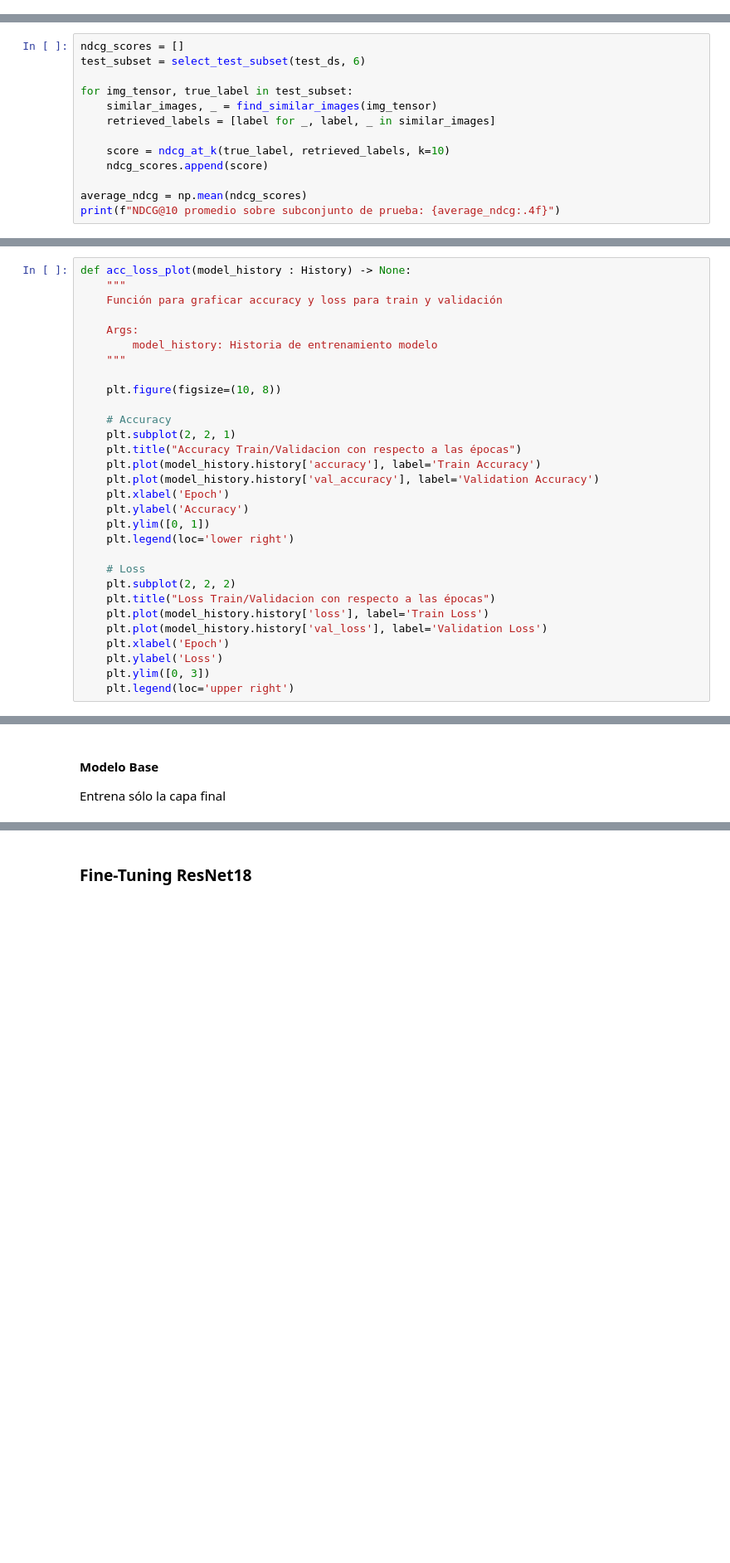
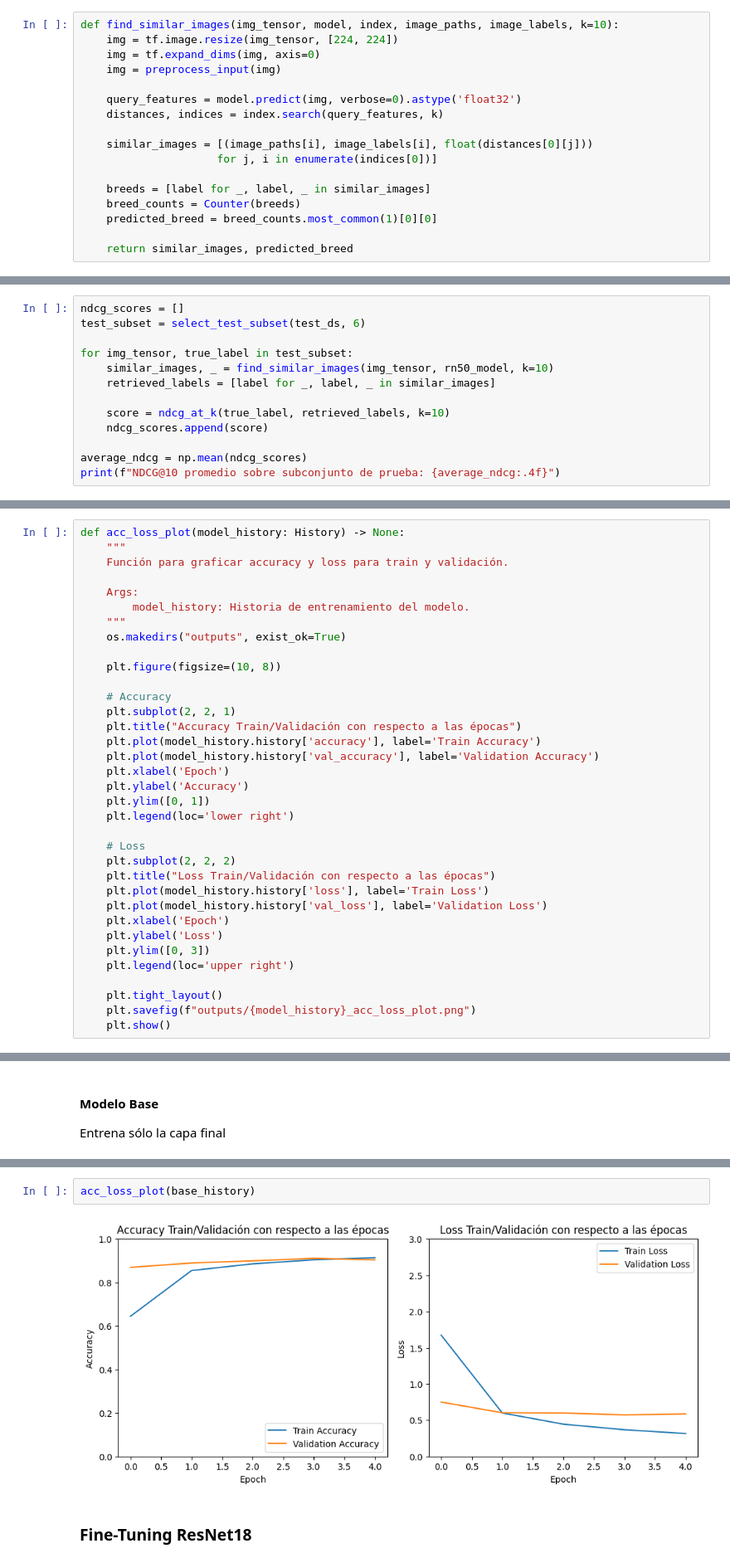
Before and after one commit to marianosancho/CV_TP_Final, a Jupyter notebook: breed_classificator.ipynb, the cells around one changed output, grey strips where cells are left out. Shown at 83% size. Cells and saved outputs as stored; diff of their text form; blank space fills up the shorter version.

```diff
--- a/breed_classificator.ipynb
+++ b/breed_classificator.ipynb
@@ -259,3 +291,20 @@ def find_similar_images(img_tensor, k=10):
+# %%
+def find_similar_images(img_tensor, model, index, image_paths, image_labels, k=10):
+    img = tf.image.resize(img_tensor, [224, 224])
+    img = tf.expand_dims(img, axis=0)
+    img = preprocess_input(img)
+
+    query_features = model.predict(img, verbose=0).astype('float32')
+    distances, indices = index.search(query_features, k)
+
+    similar_images = [(image_paths[i], image_labels[i], float(distances[0][j]))
+                     for j, i in enumerate(indices[0])]
+
+    breeds = [label for _, label, _ in similar_images]
+    breed_counts = Counter(breeds)
+    predicted_breed = breed_counts.most_common(1)[0][0]
+
+    return similar_images, predicted_breed
 # %% [markdown]
 ### NDCG
 # %%
@@ -294,7 +343,7 @@ ndcg_scores = []
 test_subset = select_test_subset(test_ds, 6)
 
 for img_tensor, true_label in test_subset:
-    similar_images, _ = find_similar_images(img_tensor)
+    similar_images, _ = find_similar_images(img_tensor, rn50_model, k=10)
     retrieved_labels = [label for _, label, _ in similar_images]
 
     score = ndcg_at_k(true_label, retrieved_labels, k=10)
@@ -343,17 +391,18 @@ To create a public link, set `share=True` in `launch()`.
 # %%
-def acc_loss_plot(model_history : History) -> None:
+def acc_loss_plot(model_history: History) -> None:
     """
-    Función para graficar accuracy y loss para train y validación
+    Función para graficar accuracy y loss para train y validación.
 
     Args:
-        model_history: Historia de entrenamiento modelo
+        model_history: Historia de entrenamiento del modelo.
     """
+    os.makedirs("outputs", exist_ok=True)
 
     plt.figure(figsize=(10, 8))
 
     # Accuracy
     plt.subplot(2, 2, 1)
-    plt.title("Accuracy Train/Validacion con respecto a las épocas")
+    plt.title("Accuracy Train/Validación con respecto a las épocas")
     plt.plot(model_history.history['accuracy'], label='Train Accuracy')
     plt.plot(model_history.history['val_accuracy'], label='Validation Accuracy')
     plt.xlabel('Epoch')
@@ -363,13 +412,17 @@ def acc_loss_plot(model_history : History) -> None:
 
     # Loss
     plt.subplot(2, 2, 2)
-    plt.title("Loss Train/Validacion con respecto a las épocas")
+    plt.title("Loss Train/Validación con respecto a las épocas")
     plt.plot(model_history.history['loss'], label='Train Loss')
     plt.plot(model_history.history['val_loss'], label='Validation Loss')
     plt.xlabel('Epoch')
     plt.ylabel('Loss')
     plt.ylim([0, 3])
     plt.legend(loc='upper right')
+
+    plt.tight_layout()
+    plt.savefig(f"outputs/{model_history}_acc_loss_plot.png")
+    plt.show()
 # %%
 # Se crea la Clase History para almacenar los historiales de entrenamiento en los modelos de Resnet18 para luego graficarlos
 class History:
@@ -676,3 +751,7 @@ plot_confusion_matrix(true_labels_base, pred_labels_base, classes = testloader.d
+# %%
+acc_loss_plot(base_history)
+# %% [output]
+[figure, added]
 # %% [markdown]
 ### Fine-Tuning ResNet18
 # %%
```
Also changed, not shown: parts of 40 cells of this notebook.
